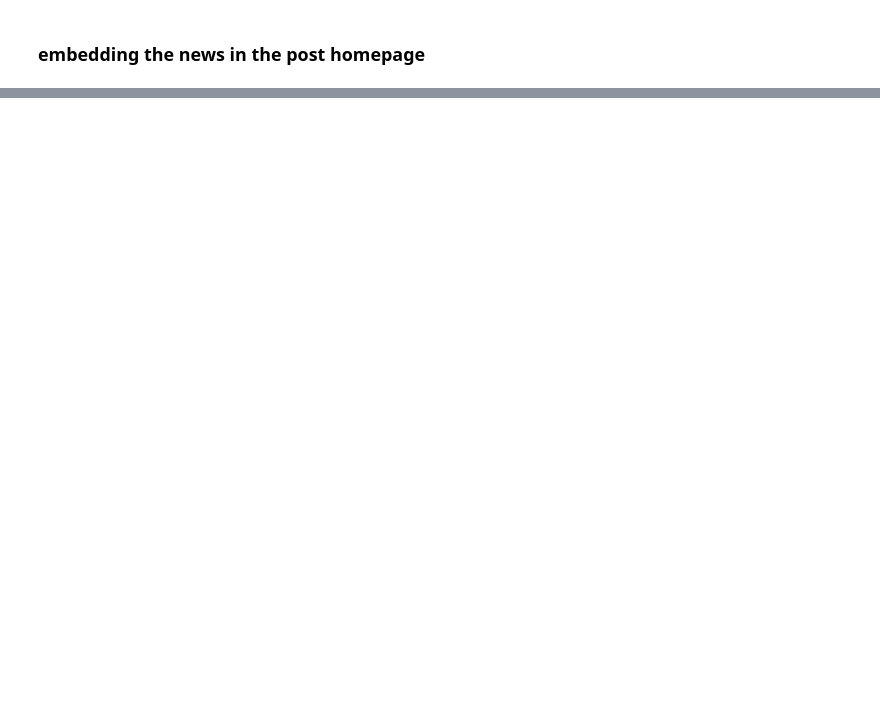
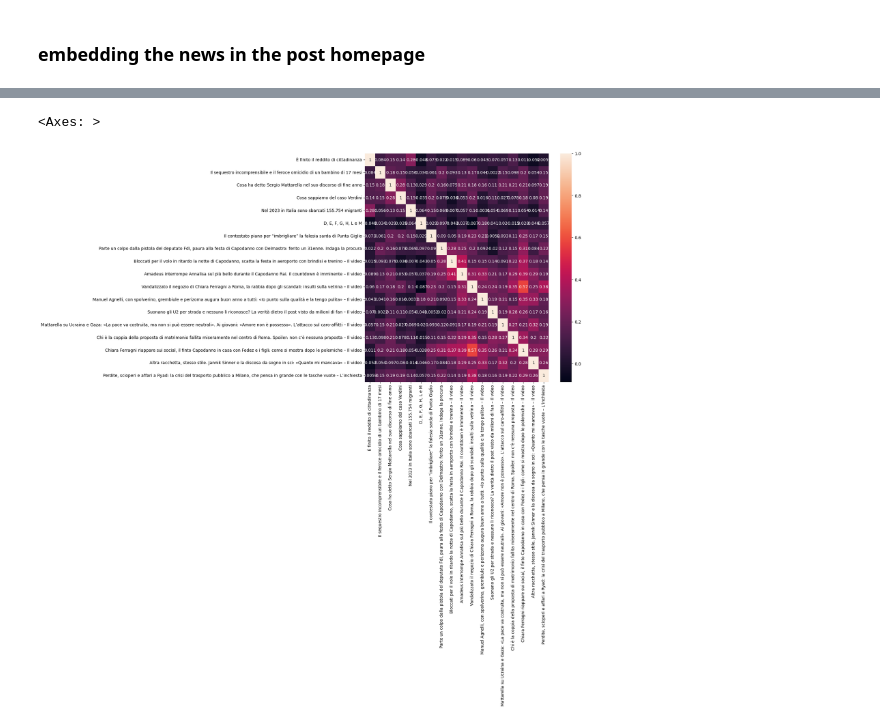
Before and after one commit to alexcalabrese/datamanagement_project, a Jupyter notebook: scraping_and_embedding.ipynb, the cells around one changed output, grey strips where cells are left out. Saved outputs shown, nothing was run; the diff lists cells and outputs as text; code cells hidden in the pictures; blank space fills up the shorter version.

```diff
--- a/scraping_and_embedding.ipynb
+++ b/scraping_and_embedding.ipynb
@@ -204,0 +374,29 @@ IndexError: list index out of range
+# %%
+# test with multi source titeles
+titles = ['È finito il reddito di cittadinanza',
+ 'Il sequestro incomprensibile e il feroce omicidio di un bambino di 17 mesi',
+ 'Cosa ha detto Sergio Mattarella nel suo discorso di fine anno',
+ 'Cosa sappiamo del caso Verdini',
+ 'Nel 2023 in Italia sono sbarcati 155.754 migranti',
+ 'D, E, F, G, H, L e M',
+ 'Il contestato piano per “imbrigliare” la falesia sarda di Punta Giglio',
+ 'Parte un colpo dalla pistola del deputato FdI, paura alla festa di Capodanno con Delmastro: ferito un 31enne. Indaga la procura',
+ 'Bloccati per il volo in ritardo la notte di Capodanno, scatta la festa in aeroporto con brindisi e trenino – Il video',
+ 'Amadeus interrompe Annalisa sul più bello durante il Capodanno Rai. Il countdown è imminente – Il video',
+ 'Vandalizzato il negozio di Chiara Ferragni a Roma, la rabbia dopo gli scandali: insulti sulla vetrina – Il video',
+ 'Manuel Agnelli, con spolverino, grembiule e perizoma augura buon anno a tutti: «Io punto sulla qualità e la tengo pulita» – Il video',
+ 'Suonano gli U2 per strada e nessuno li riconosce? La verità dietro il post visto da milioni di fan – Il video',
+ 'Mattarella su Ucraina e Gaza: «La pace va costruita, ma non si può essere neutrali». Ai giovani: «Amore non è possesso». L’attacco sul caro-affitti – Il video',
+ 'Chi è la coppia della proposta di matrimonio fallita miseramente nel centro di Roma. Spoiler: non c’è nessuna proposta – Il video',
+ 'Chiara Ferragni riappare sui social, il finto Capodanno in casa con Fedez e i figli: come si mostra dopo le polemiche – Il video',
+ 'Altra racchetta, stesso stile. Jannik Sinner e la discesa da sogno in sci: «Quanto mi mancava» – Il video',
+ 'Perdite, scioperi e affari a Ryad: la crisi del trasporto pubblico a Milano, che pensa in grande con le tasche vuote – L’inchiesta']
+
+similarity_matrix_titles = similarity_matrix(titles)
+
+# Plot the similarity matrix
+plt.figure(figsize=(10, 10))
+sns.heatmap(similarity_matrix_titles, annot=True, xticklabels=titles, yticklabels=titles)
+# %% [output]
+<Axes: >
+[figure, added]
```
Also changed, not shown: parts of 11 cells of this notebook.
